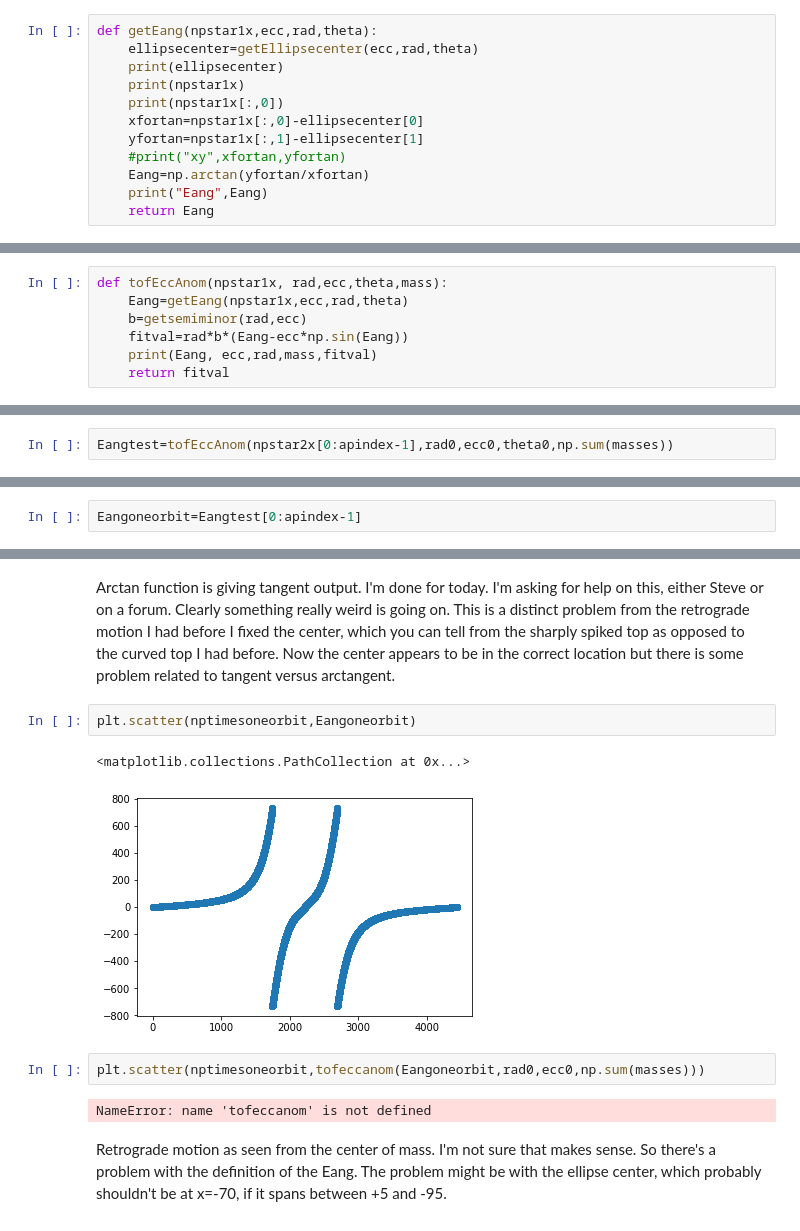
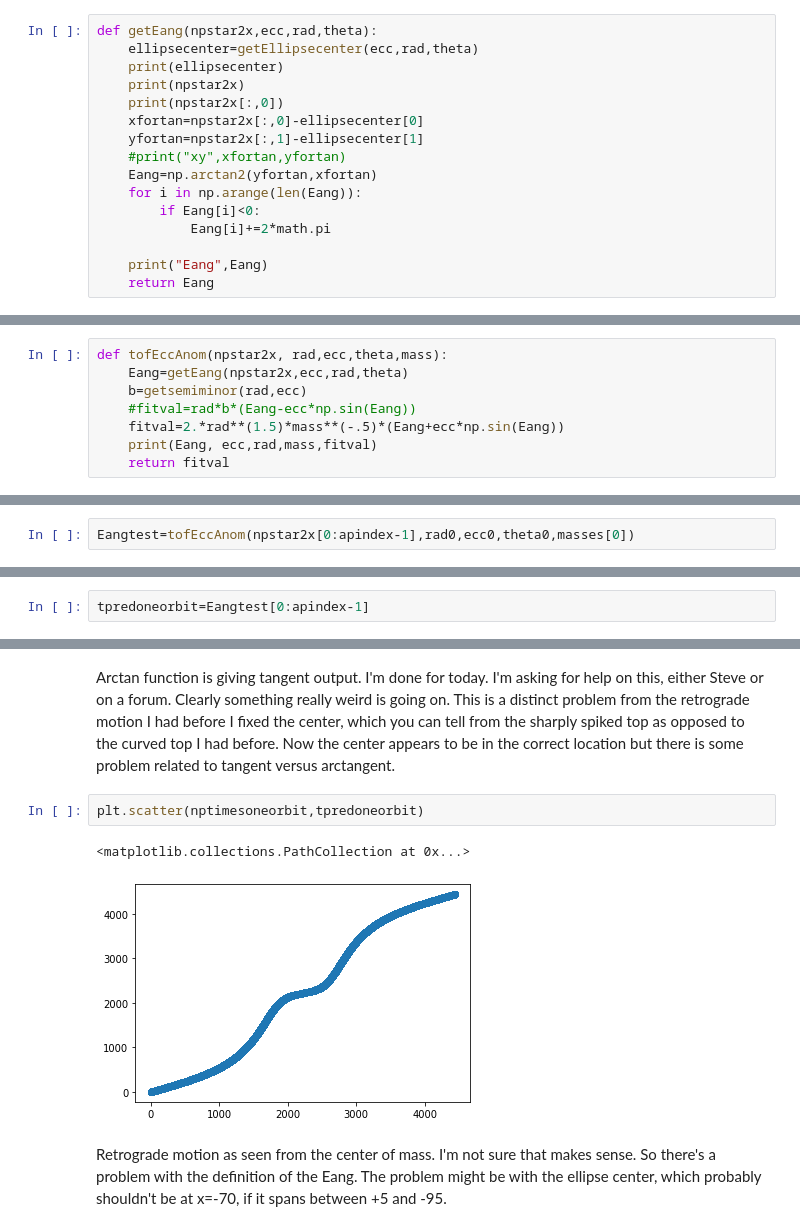
Before and after one commit to sdorsher/ManyBodyProblem, a Jupyter notebook: Vector Elliptical Refactored.ipynb, the cells around one changed output, grey strips where cells are left out. Saved outputs shown, nothing was run; the diff lists cells and outputs as text.

```diff
--- a/Vector Elliptical Refactored.ipynb
+++ b/Vector Elliptical Refactored.ipynb
@@ -360,13 +360,17 @@ getEllipsecenter(ecc0,rad0,theta0+math.pi)
 # %%
-def getEang(npstar1x,ecc,rad,theta):
+def getEang(npstar2x,ecc,rad,theta):
     ellipsecenter=getEllipsecenter(ecc,rad,theta)
     print(ellipsecenter)
-    print(npstar1x)
-    print(npstar1x[:,0])
-    xfortan=npstar1x[:,0]-ellipsecenter[0]
-    yfortan=npstar1x[:,1]-ellipsecenter[1]
+    print(npstar2x)
+    print(npstar2x[:,0])
+    xfortan=npstar2x[:,0]-ellipsecenter[0]
+    yfortan=npstar2x[:,1]-ellipsecenter[1]
     #print("xy",xfortan,yfortan)
-    Eang=np.arctan(yfortan/xfortan)
+    Eang=np.arctan2(yfortan,xfortan)
+    for i in np.arange(len(Eang)):
+        if Eang[i]<0:
+            Eang[i]+=2*math.pi
+
     print("Eang",Eang)
     return Eang
 # %%
@@ -377,10 +381,11 @@ def yofeccanom(rad, Eang, ecc):
     b=getsemiminor(rad,ecc)
     return b*np.sin(Eang)
 # %%
-def tofEccAnom(npstar1x, rad,ecc,theta,mass):
-    Eang=getEang(npstar1x,ecc,rad,theta)
+def tofEccAnom(npstar2x, rad,ecc,theta,mass):
+    Eang=getEang(npstar2x,ecc,rad,theta)
     b=getsemiminor(rad,ecc)
-    fitval=rad*b*(Eang-ecc*np.sin(Eang))
+    #fitval=rad*b*(Eang-ecc*np.sin(Eang))
+    fitval=2.*rad**(1.5)*mass**(-.5)*(Eang+ecc*np.sin(Eang))
     print(Eang, ecc,rad,mass,fitval)
     return fitval
 # %%
@@ -391,5 +417,5 @@ def residualtEang(pars,nptimes,Eang):
 # %%
-Eangtest=tofEccAnom(npstar2x[0:apindex-1],rad0,ecc0,theta0,np.sum(masses))
+Eangtest=tofEccAnom(npstar2x[0:apindex-1],rad0,ecc0,theta0,masses[0])
 # %% [output]
 [45.000003443672554, 0.0]
 [[ 9.50000000e+01  0.00000000e+00  0.00000000e+00 -0.00000000e+00
@@ -419,4 +445,4 @@ nptimes[0]
 # %%
 nptimesoneorbit=nptimes[0:apindex-1]
 # %%
-Eangoneorbit=Eangtest[0:apindex-1]
+tpredoneorbit=Eangtest[0:apindex-1]
@@ -430,14 +463,10 @@ from matplotlib import pyplot as plt
 # %% [markdown]
 Arctan function is giving tangent output. I'm done for today. I'm asking for help on this, either Steve or on a forum. Clearly something really weird is going on. This is a distinct problem from the retrograde motion I had before I fixed the center, which you can tell from the sharply spiked top as opposed to the curved top I had before. Now the center appears to be in the correct location but there is some problem related to tangent versus arctangent.
 # %%
-plt.scatter(nptimesoneorbit,Eangoneorbit)
+plt.scatter(nptimesoneorbit,tpredoneorbit)
 # %% [output]
 <matplotlib.collections.PathCollection at 0x...>
-[figure, old version]
+[figure, new version]
-# %%
-plt.scatter(nptimesoneorbit,tofeccanom(Eangoneorbit,rad0,ecc0,np.sum(masses)))
-# %% [output]
-NameError: name 'tofeccanom' is not defined
 # %% [markdown]
 Retrograde motion as seen from the center of mass. I'm not sure that makes sense. So there's a problem with the definition of the Eang. The problem might be with the ellipse center, which probably shouldn't be at x=-70, if it spans between +5 and -95.
 # %%
```
Also changed, not shown: parts of 13 cells of this notebook.
